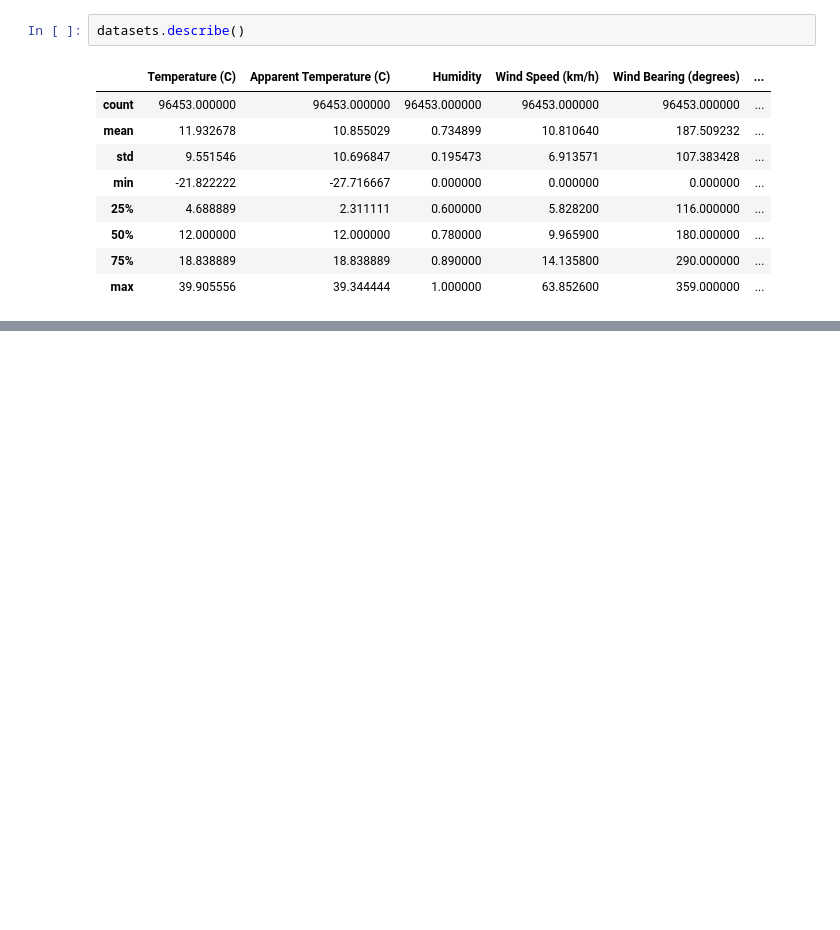
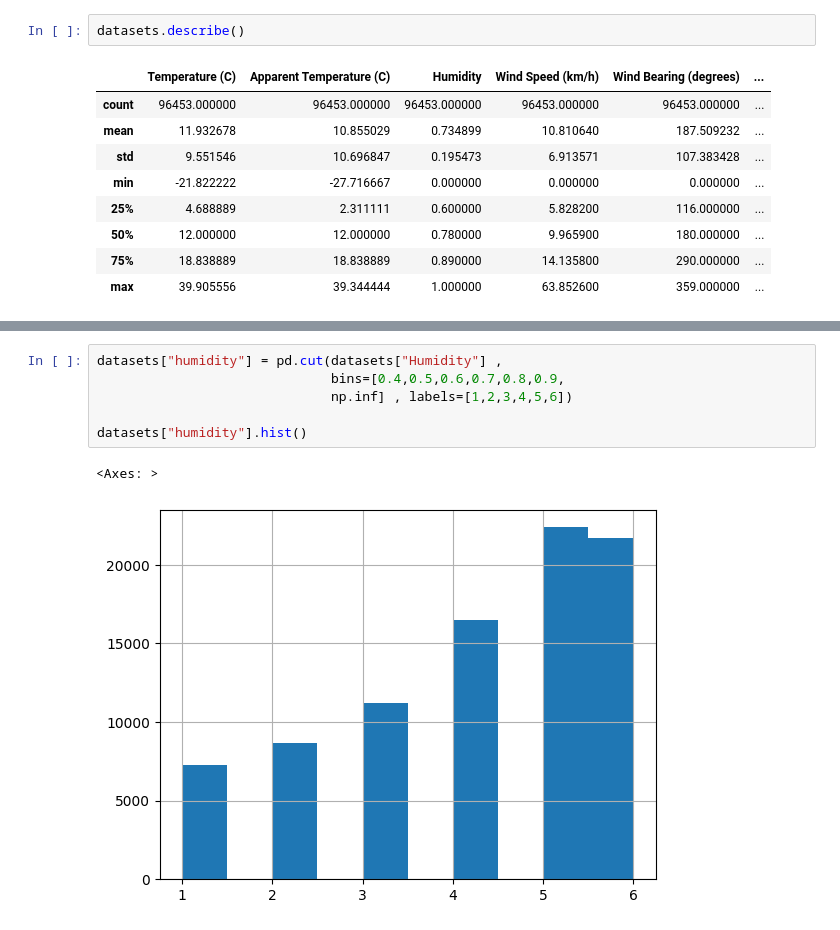
Before and after one commit to pouria-dev/Weather_Forecast, a Jupyter notebook: main.ipynb, the cells around one changed output, grey strips where cells are left out. Saved outputs shown, nothing was run; the diff lists cells and outputs as text; blank space fills up the shorter version.

```diff
--- a/main.ipynb
+++ b/main.ipynb
@@ -53 +69,10 @@ datasets_with_id = datasets.reset_index()
 train_test , test_set = train_test_split(datasets , test_size=0.2 , random_state=42)
+# %%
+datasets["humidity"] = pd.cut(datasets["Humidity"] ,
+                              bins=[0.4,0.5,0.6,0.7,0.8,0.9,
+                              np.inf] , labels=[1,2,3,4,5,6])
+
+datasets["humidity"].hist()
+# %% [output]
+<Axes: >
+[figure, added]
```
Also changed, not shown: parts of 4 cells of this notebook, 1 other file.
